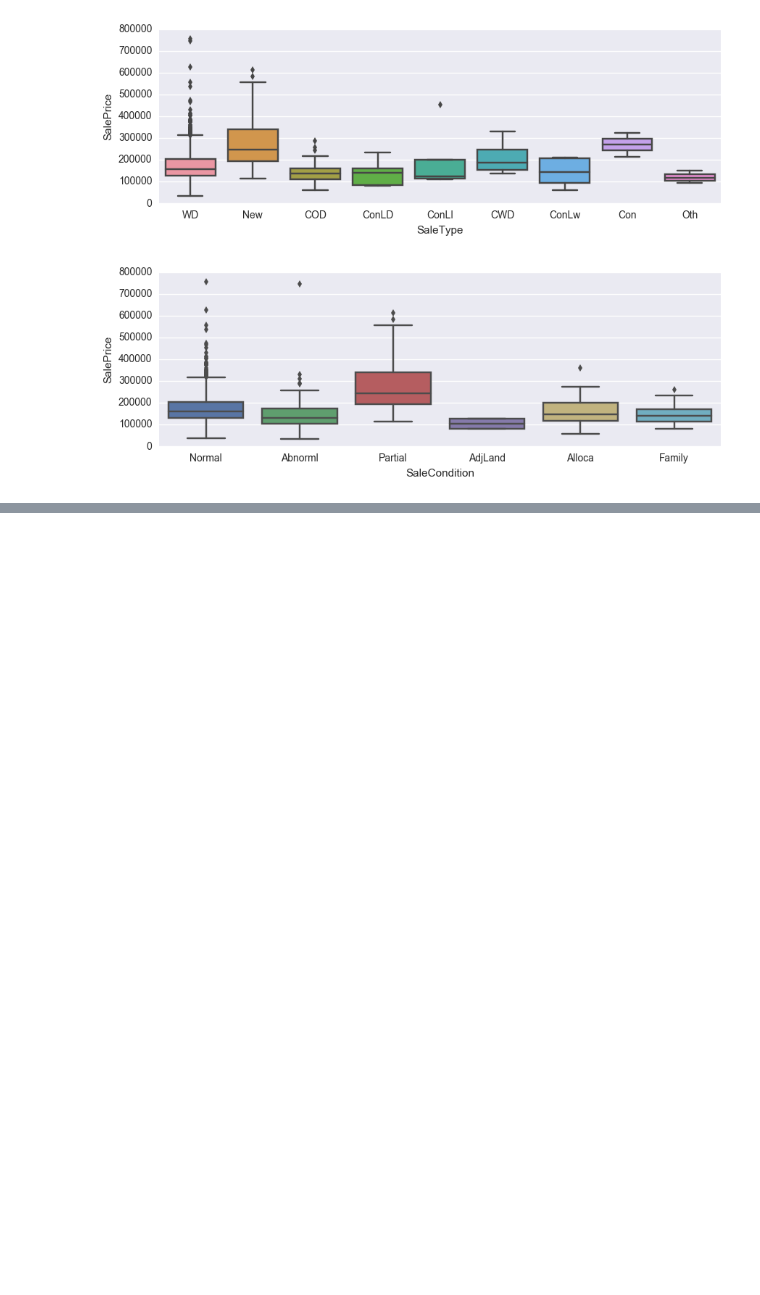
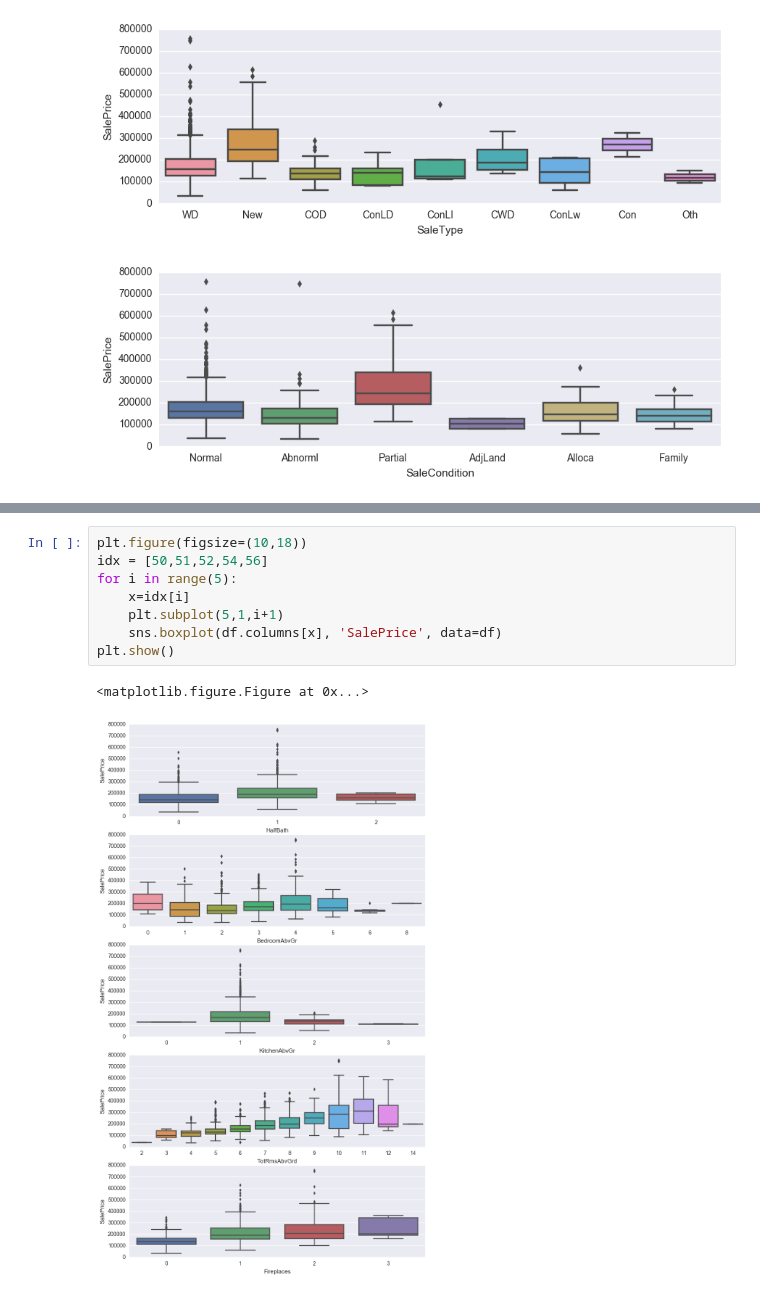
Before and after one commit to baejunyang/datascienceschool, a Jupyter notebook: studying/Kaggle_house_price/Data preprocessing.ipynb, the cells around one changed output, grey strips where cells are left out. Saved outputs shown, nothing was run; the diff lists cells and outputs as text; blank space fills up the shorter version.

```diff
--- a/studying/Kaggle_house_price/Data preprocessing.ipynb
+++ b/studying/Kaggle_house_price/Data preprocessing.ipynb
@@ -210,0 +190,11 @@ plt.show()
+# %%
+plt.figure(figsize=(10,18))
+idx = [50,51,52,54,56]
+for i in range(5):
+    x=idx[i]
+    plt.subplot(5,1,i+1)
+    sns.boxplot(df.columns[x], 'SalePrice', data=df)
+plt.show()
+# %% [output]
+<matplotlib.figure.Figure at 0x...>
+[figure, added]
```
Also changed, not shown: parts of 16 cells of this notebook.
